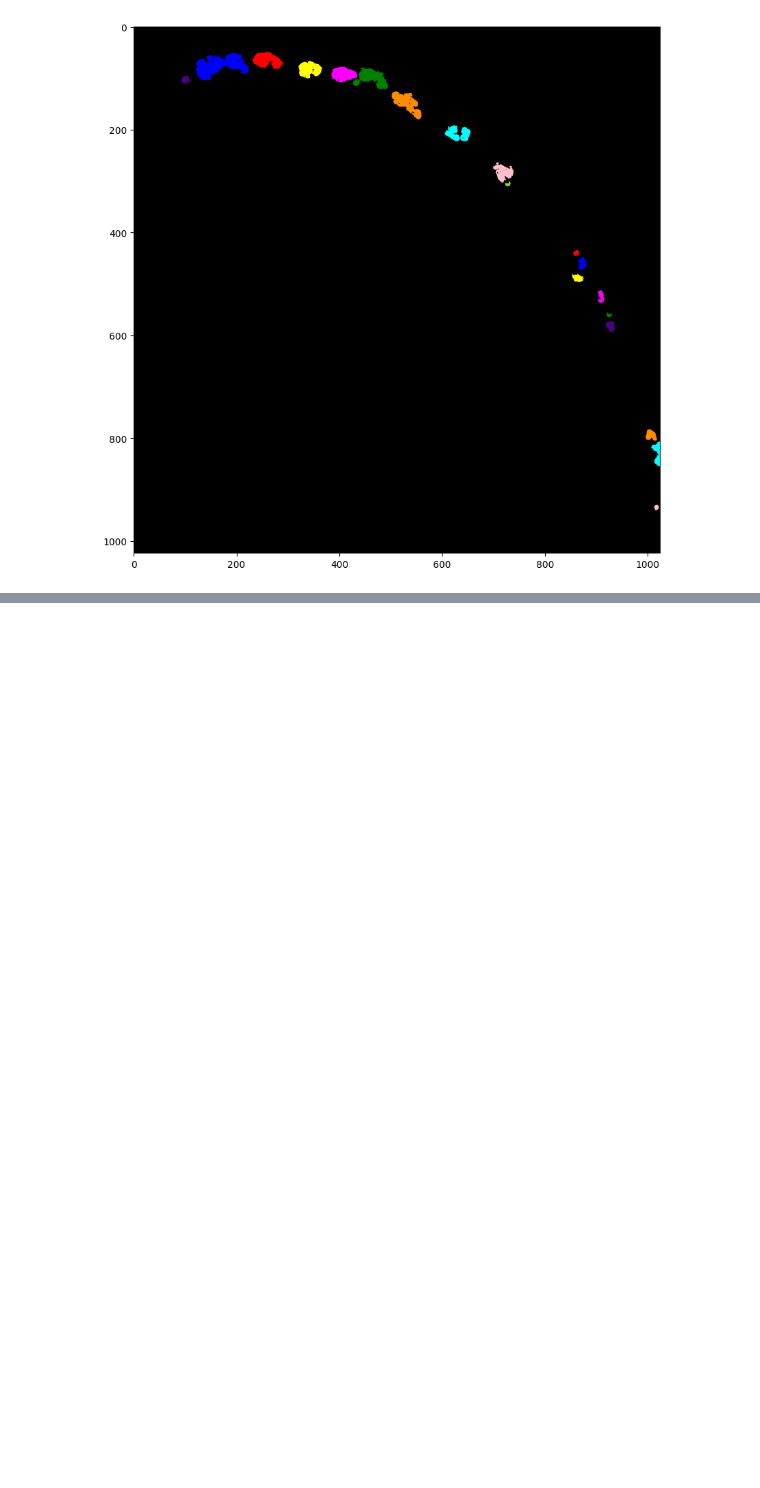
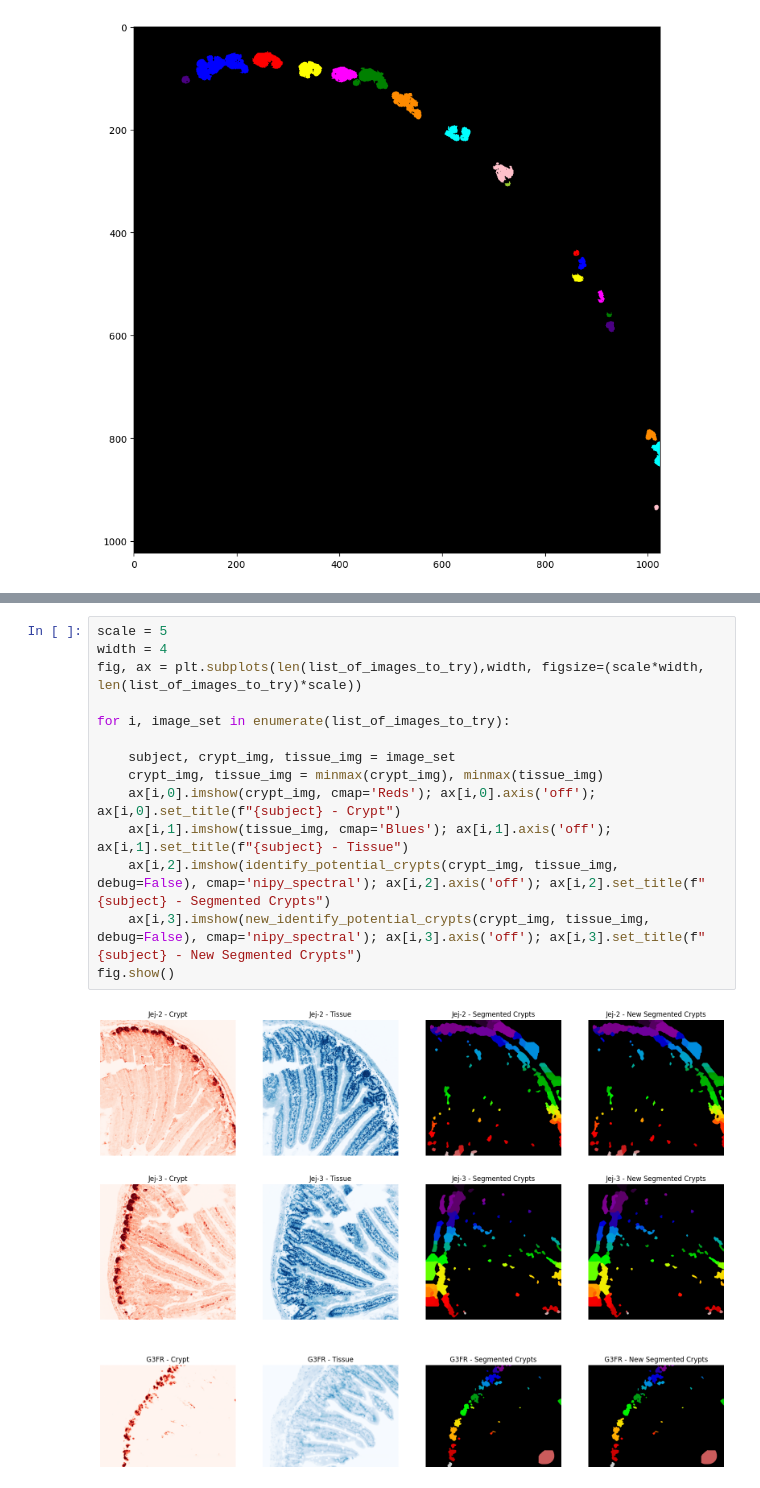
Before and after one commit to pbert5/lysozyme-stain-quantification, a Jupyter notebook: consolidated_new_morph.ipynb, the cells around one changed output, grey strips where cells are left out. Drawn from its saved outputs; the diff is of its cells as text; blank space fills up the shorter version.

```diff
--- a/consolidated_new_morph.ipynb
+++ b/consolidated_new_morph.ipynb
@@ -94,0 +563,16 @@ fig.show()
+# %%
+scale = 5
+width = 4
+fig, ax = plt.subplots(len(list_of_images_to_try),width, figsize=(scale*width, len(list_of_images_to_try)*scale))
+
+for i, image_set in enumerate(list_of_images_to_try):
+
+    subject, crypt_img, tissue_img = image_set
+    crypt_img, tissue_img = minmax(crypt_img), minmax(tissue_img)
+    ax[i,0].imshow(crypt_img, cmap='Reds'); ax[i,0].axis('off'); ax[i,0].set_title(f"{subject} - Crypt")
+    ax[i,1].imshow(tissue_img, cmap='Blues'); ax[i,1].axis('off'); ax[i,1].set_title(f"{subject} - Tissue")
+    ax[i,2].imshow(identify_potential_crypts(crypt_img, tissue_img, debug=False), cmap='nipy_spectral'); ax[i,2].axis('off'); ax[i,2].set_title(f"{subject} - Segmented Crypts")
+    ax[i,3].imshow(new_identify_potential_crypts(crypt_img, tissue_img, debug=False), cmap='nipy_spectral'); ax[i,3].axis('off'); ax[i,3].set_title(f"{subject} - New Segmented Crypts")
+fig.show()
+# %% [output]
+[figure, added]
```
Also changed, not shown: parts of 12 cells of this notebook.
